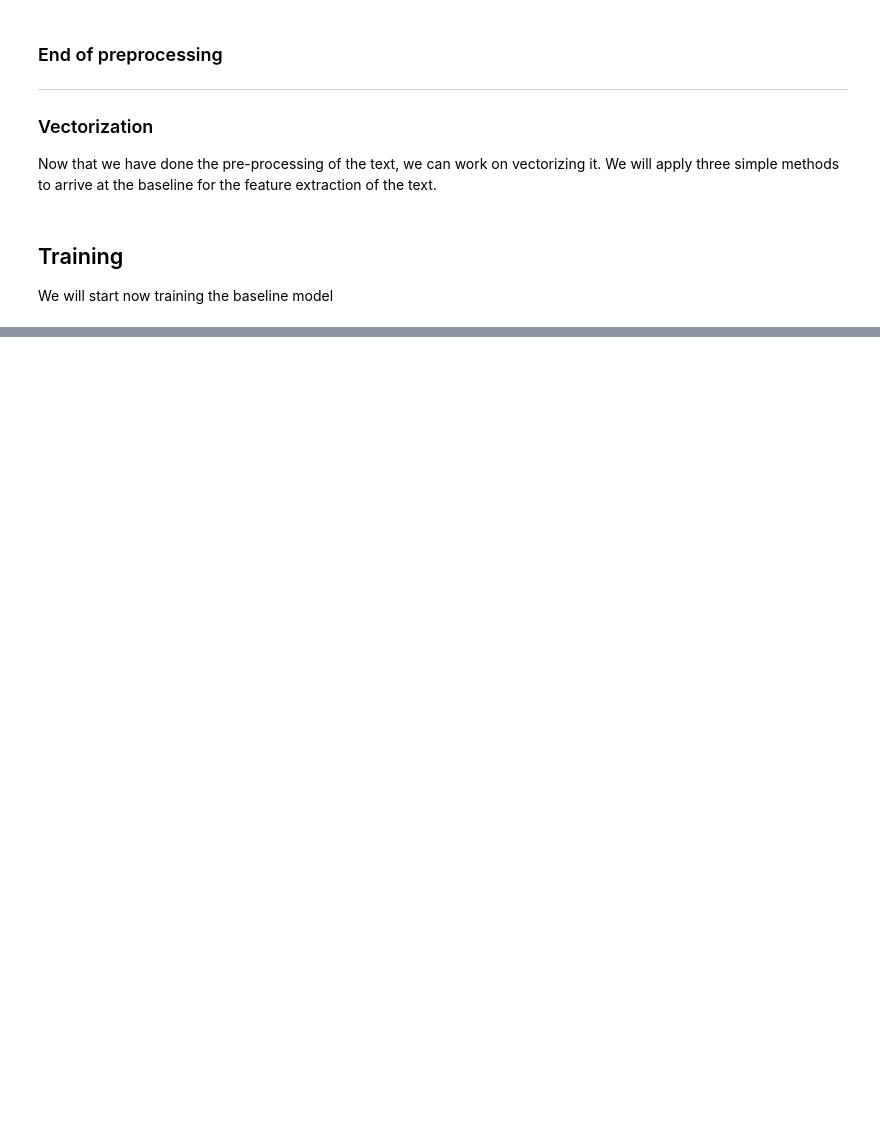
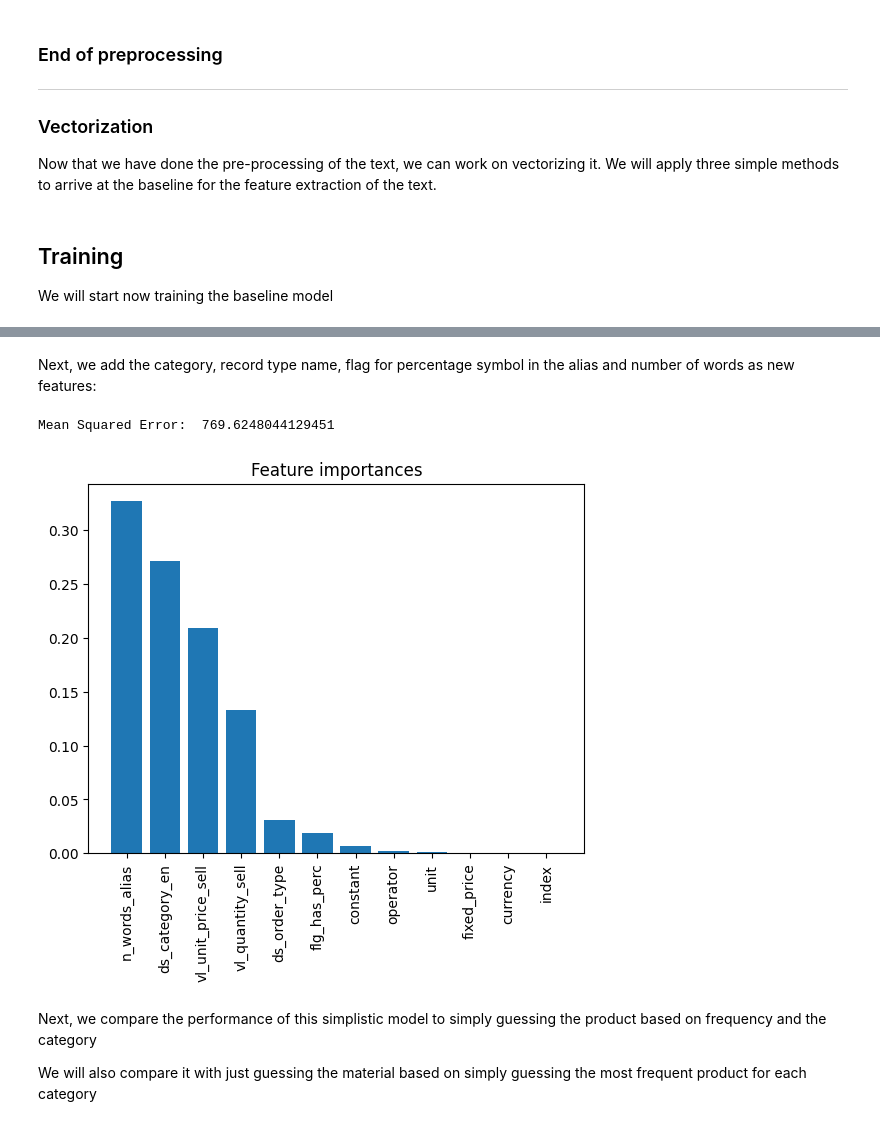
Before and after one commit to Bernardo-giff/work_based_project, a Jupyter notebook: baseline.ipynb, the cells around one changed output, grey strips where cells are left out. Drawn from its saved outputs; the diff is of its cells as text; code cells hidden in the pictures; blank space fills up the shorter version.

```diff
--- a/baseline.ipynb
+++ b/baseline.ipynb
@@ -200,0 +201,71 @@ Mean Squared Error:  2510.5942018141395
+# %% [markdown]
+Next, we add the category, record type name, flag for percentage symbol in the alias and number of words as new features:
+# %%
+# Features and categorical feature indices
+features = [
+    'vl_quantity_sell', 'vl_unit_price_sell', 'currency', 'operator', 'index',
+    'constant', 'unit', 'fixed_price', 'ds_category_en', 'ds_order_type', 'flg_has_perc', 'n_words_alias'
+]
+
+categorical_features = [2, 3, 4, 6, 8, 9, 11]  # Column indices of categorical features
+
+label = ['fk_material']
+
+# For categorical features, we can fill missing values with 'missing'
+cart_items[['currency', 'operator', 'index', 'unit', 'ds_category_en', 'ds_order_type', 'flg_has_perc', 'n_words_alias']] = \
+      cart_items[['currency', 'operator', 'index', 'unit', 'ds_category_en', 'ds_order_type', 'flg_has_perc', 'n_words_alias']].fillna('missing')
+
+# For numerical features, we can fill missing values with a statistic (here, I'm using zero)
+cart_items[['vl_quantity_sell', 'vl_unit_price_sell', 'constant']] = cart_items[['vl_quantity_sell', 'vl_unit_price_sell', 'constant']].fillna(0)
+
+# Declare the features and the label
+X = cart_items[features].to_numpy()
+y = cart_items[label].to_numpy()
+
+# Split the data into training and testing
+X_train, X_test, y_train, y_test = train_test_split(X, y, test_size=0.2, random_state=42)
+
+# Encode the categorical features using OrdinalEncoder
+oe = OrdinalEncoder(handle_unknown='use_encoded_value', unknown_value=-1)
+
+# Fit and transform the training data
+X_train[:, categorical_features] = oe.fit_transform(X_train[:, categorical_features])
+
+# Transform the testing data
+X_test[:, categorical_features] = oe.transform(X_test[:, categorical_features])
+
+# Fit and transform the tagets
+y_train = oe.fit_transform(y_train)
+y_test = oe.transform(y_test)
+
+# Import the model and instantiate it
+rf = RandomForestRegressor()
+
+# Fit the model
+rf.fit(X_train, y_train.ravel())  # Flatten y_train since it has the shape (n_samples, 1)
+
+# Predict the model
+y_pred = rf.predict(X_test)
+
+# Calculate the mean squared error
+mse = mean_squared_error(y_test, y_pred)
+
+print("Mean Squared Error: ", mse)
+
+# Plot feature importance
+importances = rf.feature_importances_
+indices = np.argsort(importances)[::-1]
+
+plt.figure()
+plt.title("Feature importances")
+plt.bar(range(X.shape[1]), importances[indices], align="center")
+plt.xticks(range(X.shape[1]), np.array(features)[indices], rotation=90)
+plt.xlim([-1, X.shape[1]])
+plt.show()
+# %% [output]
+Mean Squared Error:  769.6248044129451
+[figure, added]
+# %% [markdown]
+Next, we compare the performance of this simplistic model to simply guessing the product based on frequency and the category
+
+We will also compare it with just guessing the material based on simply guessing the most frequent product for each category
```
Also changed, not shown: parts of 4 cells of this notebook, 4 other files.
